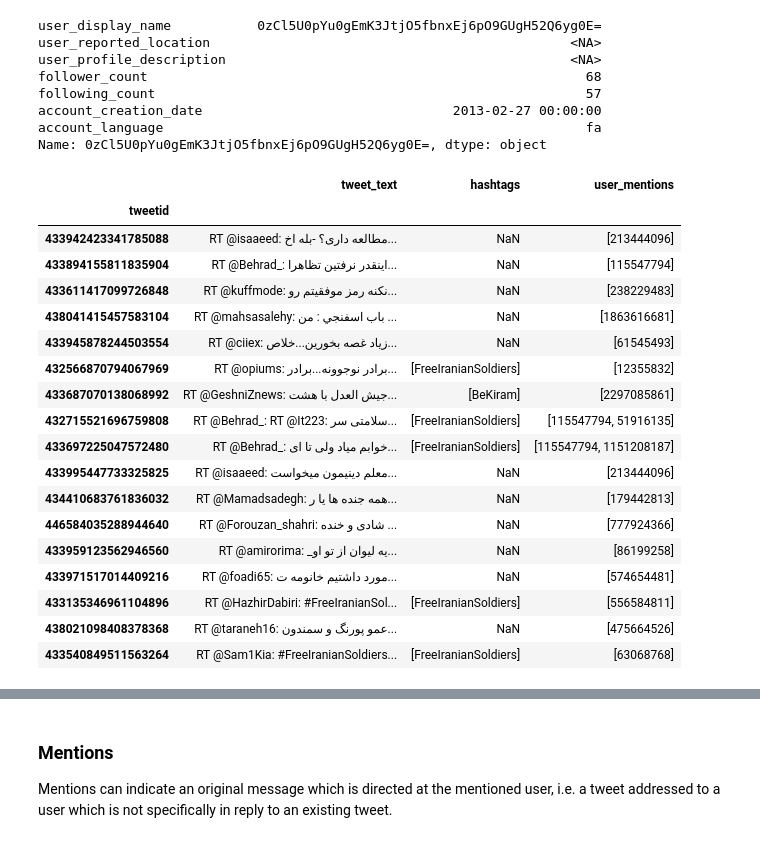
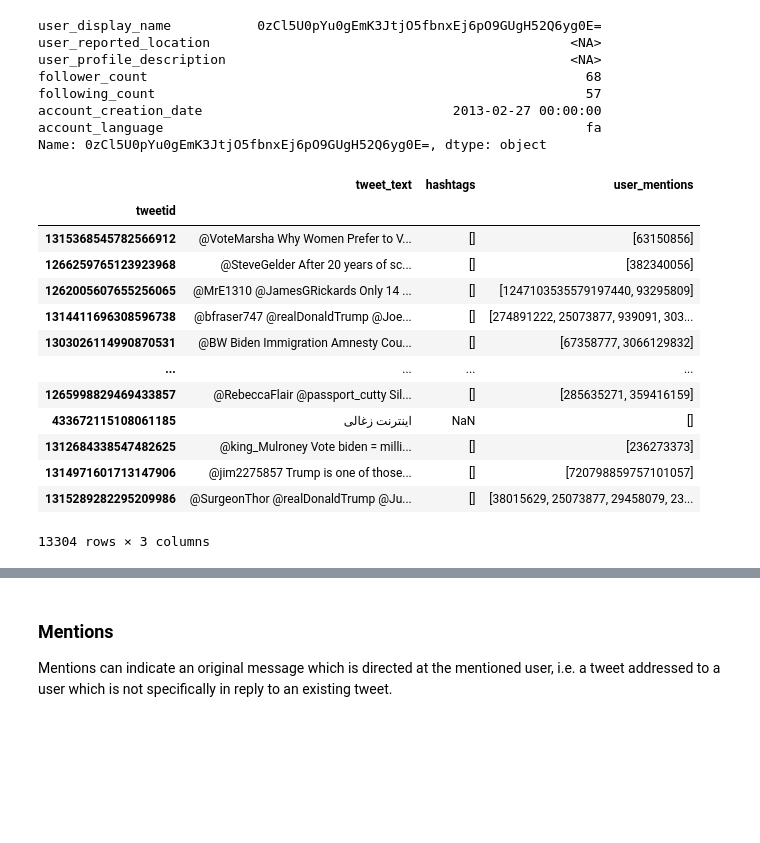
Before and after one commit to sarahkpardo/social-media-data-analysis, a Jupyter notebook: user_graph.ipynb, the cells around one changed output, grey strips where cells are left out. Cells and saved outputs as stored; diff of their text form; code cells hidden in the pictures; blank space fills up the shorter version.

Commit message:
Updated user graph

```diff
--- a/user_graph.ipynb
+++ b/user_graph.ipynb
@@ -326,0 +258,2 @@ add_node_attributes(mention_graph)
+# %%
+user_graph = make_user_graph(campaign)
@@ -326,0 +272,13 @@ add_node_attributes(mention_graph)
+# %%
+replies = (campaign
+          .loc[:][['userid', 'in_reply_to_userid']]
+          .dropna()
+          .reset_index()
+         )
+
+replies['in_campaign'] = replies['in_reply_to_userid'].isin(campaign_users.index)
+
+reply_graph = make_connection_graph(replies['tweetid'],
+                                    replies['userid'],
+                                    replies['in_reply_to_userid'],
+                                    user_graph)
@@ -338,7 +340,7 @@ Mode: 0
 
 In the user graphs, given that edges represent tweets, we can use the metric of node degree to understand how the users interacted with each other, with degree indicating tweet volume. The graphs are directed multigraphs, reflecting the fact that tweet relationships are directed (i.e. retweeting is different from being retweeted), and that a given user may have retweeted more than one of another user's tweets. As such, we make a distinction between incoming degree and outgoing degree.
 # %%
-def top_users(graph, limit=20):
+def top_node_degrees(graph, limit=20):
     most_output = top_nodes(nx.get_node_attributes(graph, 'out_degree'),limit=limit)
     most_input = top_nodes(nx.get_node_attributes(graph, 'in_degree'),limit=limit)
     common_users = [userid for userid in dict(most_input).keys()
@@ -434,5 +449,5 @@ We can also observe replies as an indication of interactivity among campaign use
 # %%
-most_replying, most_replied, common_re = top_users(re_graph)
+most_replying, most_replied, common_re = top_node_degrees(reply_graph)
 # %%
 most_replying
 # %% [output]
@@ -479,27 +494,22 @@ most_re_user = (campaign
  .get_group(most_re_userid)
 )
 # %%
-most_re_user.query('is_retweet == True')[['tweet_text','hashtags','user_mentions']]
+most_re_user[['tweet_text','hashtags','user_mentions']]
 # %% [output]
 |  | tweet_text | hashtags | user_mentions |
 | tweetid |  |  |  |
-| 433942423341785088 | RT @isaaeed: مطالعه داری؟ -بله اخ... | NaN | [213444096] |
-| 433894155811835904 | RT @Behrad_: اینقدر نرفتین تظاهرا... | NaN | [115547794] |
-| 433611417099726848 | RT @kuffmode: نکنه رمز موفقیتم رو... | NaN | [238229483] |
-| 438041415457583104 | RT @mahsasalehy: باب اسفنجي : من ... | NaN | [1863616681] |
-| 433945878244503554 | RT @ciiex: زیاد غصه بخورین...خلاص... | NaN | [61545493] |
-| 432566870794067969 | RT @opiums: برادر نوجوونه...برادر... | [FreeIranianSoldiers] | [12355832] |
-| 433687070138068992 | RT @GeshniZnews: جیش العدل با هشت... | [BeKiram] | [2297085861] |
-| 432715521696759808 | RT @Behrad_: RT @It223: سلامتی سر... | [FreeIranianSoldiers] | [115547794, 51916135] |
-| 433697225047572480 | RT @Behrad_: خوابم میاد ولی تا ای... | [FreeIranianSoldiers] | [115547794, 1151208187] |
-| 433995447733325825 | RT @isaaeed: معلم دینیمون میخواست... | NaN | [213444096] |
-| 434410683761836032 | RT @Mamadsadegh: همه جنده ها یا ر... | NaN | [179442813] |
-| 446584035288944640 | RT @Forouzan_shahri: شادی و خنده ... | NaN | [777924366] |
-| 433959123562946560 | RT @amirorima: _یه لیوان از تو او... | NaN | [86199258] |
-| 433971517014409216 | RT @foadi65: مورد داشتیم خانومه ت... | NaN | [574654481] |
-| 433135346961104896 | RT @HazhirDabiri: #FreeIranianSol... | [FreeIranianSoldiers] | [556584811] |
-| 438021098408378368 | RT @taraneh16: عمو پورنگ و سمندون... | NaN | [475664526] |
-| 433540849511563264 | RT @Sam1Kia: #FreeIranianSoldiers... | [FreeIranianSoldiers] | [63068768] |
+| 1315368545782566912 | @VoteMarsha Why Women Prefer to V... | [] | [63150856] |
+| 1266259765123923968 | @SteveGelder After 20 years of sc... | [] | [382340056] |
+| 1262005607655256065 | @MrE1310 @JamesGRickards Only 14 ... | [] | [1247103535579197440, 93295809] |
+| 1314411696308596738 | @bfraser747 @realDonaldTrump @Joe... | [] | [274891222, 25073877, 939091, 303... |
+| 1303026114990870531 | @BW Biden Immigration Amnesty Cou... | [] | [67358777, 3066129832] |
+| ... | ... | ... | ... |
+| 1265998829469433857 | @RebeccaFlair @passport_cutty Sil... | [] | [285635271, 359416159] |
+| 433672115108061185 | اینترنت زغالی | NaN | [] |
+| 1312684338547482625 | @king_Mulroney Vote biden = milli... | [] | [236273373] |
+| 1314971601713147906 | @jim2275857 Trump is one of those... | [] | [720798859757101057] |
+| 1315289282295209986 | @SurgeonThor @realDonaldTrump @Ju... | [] | [38015629, 25073877, 29458079, 23... |
+13304 rows × 3 columns
 # %%
 most_re_user_timeline = make_timeline(most_re_user, 'd')
 # %%
```
Also changed, not shown: parts of 34 cells of this notebook, 2 other files.
